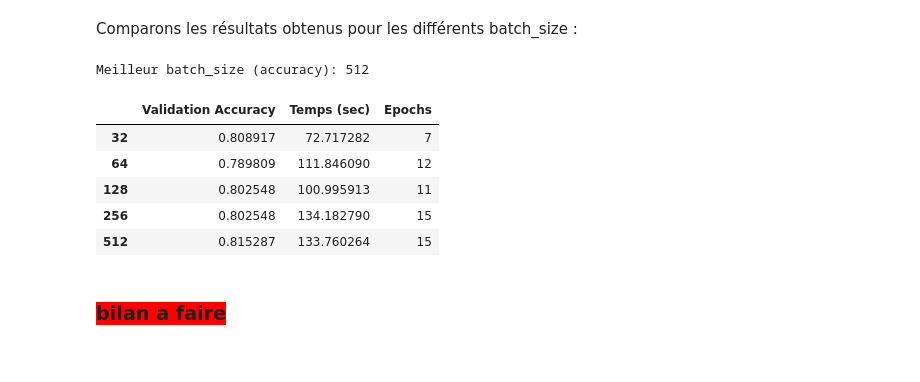
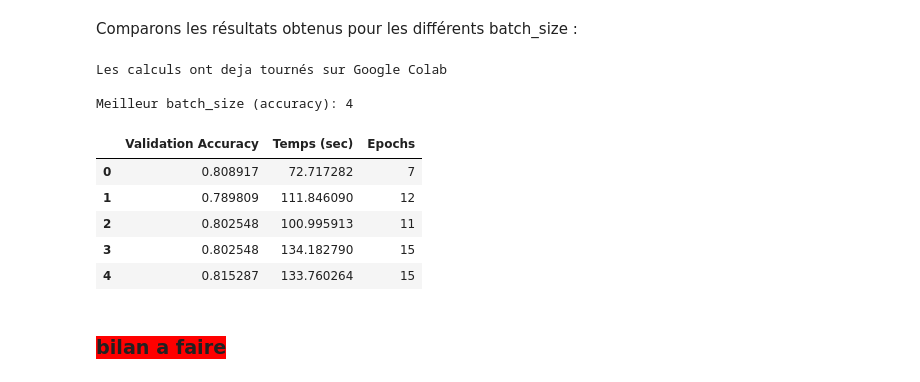
Before and after one commit to pierrickBERTHE/PB6-Classification_automatique_de_produits, a Jupyter notebook: berthe_pierrick_3_notebook_classification_122023.ipynb, the cells around one changed output. Cells and saved outputs as stored; diff of their text form; code cells hidden in the pictures.

```diff
--- a/berthe_pierrick_3_notebook_classification_122023.ipynb
+++ b/berthe_pierrick_3_notebook_classification_122023.ipynb
@@ -1436,11 +1461,8 @@ Nous utilisont les mêmes paramètres que précedemment, à savoir :
 - epochs = 15
 - batch_size = 32, 64, 128, 256 et 512
 # %%
-# Nom du fichier des resultats
-resultat_nom = "resultat_cnn.csv"
-
 # SI fichier des resultats existe ALORS on passe
-if os.path.exists(resultat_nom):
+if is_modele_cnn_calculed:
     print("Les calculs ont deja tournés sur Google Colab")
 
 # SINON il n'existe pas et il faut faire les calculs
@@ -1451,9 +1473,6 @@ else:
     # POUR chaque batch_size
     for batch_size in batch_sizes:
         print("\n", "=" * 30, "batch_size :", batch_size, "=" * 30)
-
-        # # Utiliser le GPU
-        # with tf.device('/gpu:0'):
 
         # Créer un modèle CNN
         model_cnn = creation_modele_cnn(
@@ -1518,10 +1521,9 @@ Epoch 15: val_loss improved from 266.64203 to 214.34576, saving model to ./model
 # %% [markdown]
 Comparons les résultats obtenus pour les différents batch_size :
 # %%
-# SI fichier des resultats existe ALORS on le charge
-if os.path.exists(resultat_nom):
-    resultat_cnn = pd.read_csv(resultat_nom)
-    print(f"Chargement de '{resultat_nom}'.")
+# SI fichier des resultats existe ALORS on passe
+if is_modele_cnn_calculed:
+    print("Les calculs ont deja tournés sur Google Colab")
 
 # SINON il n'existe pas et il faut faire les calculs
 else:
@@ -1567,19 +1571,9 @@ Meilleur batch_size (accuracy): 256
 
 Nous entrainons à nouveau le modèle avec le bon batch_size pour obtenir le modèle optimal.
 # %%
-# Nom du fichier history
-history_cnn_file = 'history_optimal_cnn.pickle'
-
-# SI le fichier history existe
-if os.path.exists(history_cnn_file):
-
-    # ALORS charger le modele et l'history
-    model_optimal_cnn = load_model('model_optimal_cnn.h5')
-
-    # ET charger l'history
-    with open(history_cnn_file, 'rb') as f:
-        history_optimal_cnn = pickle.load(f)
-    print("Modele et history chargés à partir des fichiers.")
+# SI fichier des resultats existe ALORS on passe
+if is_modele_cnn_calculed:
+    print("Les calculs ont deja tournés sur Google Colab")
 
 # SINON on realise les calculs
 else:
@@ -1613,6 +1607,6 @@ else:
     )
 
     # Sauvegarder l'objet history
-    with open(history_cnn_file, 'wb') as f:
+    with open("history_optimal_cnn.pickle", 'wb') as f:
         pickle.dump(history_optimal_cnn.history, f)
 # %% [output]
@@ -1824,11 +1801,8 @@ Nous utilisont les mêmes paramètres que précedemment, à savoir :
 - epochs = 15
 - batch_size = 32, 64, 128, 256 et 512
 # %%
-# Nom du fichier des resultats
-resultat_nom = "resultat_tf_vgg16_noDA.csv"
-
 # SI fichier des resultats existe ALORS on passe
-if os.path.exists(resultat_nom):
+if is_modele_tf_vgg16_noDA_calculed:
     print("Les calculs ont deja tournés sur Google Colab")
 
 # SINON il n'existe pas et il faut faire les calculs
@@ -1908,47 +1866,48 @@ Epoch 15: val_loss did not improve from 0.87984
 # %% [markdown]
 Comparons les résultats obtenus pour les différents batch_size :
 # %%
-# SI fichier des resultats existe ALORS on le charge
-if os.path.exists(resultat_nom):
-    resultat_tf_vgg16_noDA = pd.read_csv(resultat_nom)
-    print(f"Chargement de '{resultat_nom}'.")
+# SI fichier des resultats existe ALORS on passe
+if is_modele_tf_vgg16_noDA_calculed:
+    print("Les calculs ont deja tournés sur Google Colab")
 
 # SINON il n'existe pas et il faut faire les calculs
 else:
     # Créer un DataFrame à partir de l'historique
     resultat_tf_vgg16_noDA = pd.DataFrame(
         {k: v['val_accuracy'][-1] for k, v in history_dict.items()},
         index=[0]
         )
 
     # Transposer le DataFrame (batch_sizes en index)
     resultat_tf_vgg16_noDA = resultat_tf_vgg16_noDA.transpose()
 
     # Renommer la colonne
     resultat_tf_vgg16_noDA.columns = ['Validation Accuracy']
 
     # Ajouter les temps d'entraînement et nombre d'epoch au DataFrame
     resultat_tf_vgg16_noDA['Temps (sec)'] = pd.Series(time_dict)
     resultat_tf_vgg16_noDA['Epochs'] = pd.Series(epoch_dict)
 
     # Sauvegarder le DataFrame dans un fichier CSV
     resultat_tf_vgg16_noDA.to_csv('resultat_tf_vgg16_noDA.csv', index=False)
 
 # Afficher le batch_size avec la meilleure accuracy de validation
 batch_meilleur_tf_vgg16_noDA = resultat_tf_vgg16_noDA[
     'Validation Accuracy'].idxmax()
 print(f"\nMeilleur batch_size (accuracy): {batch_meilleur_tf_vgg16_noDA}")
 
 # Surligner les meilleures valeurs
 resultat_tf_vgg16_noDA.style.apply(surligne_meilleur)
 # %% [output]
-Meilleur batch_size (accuracy): 512
+Les calculs ont deja tournés sur Google Colab
+
+Meilleur batch_size (accuracy): 4
 |  | Validation Accuracy | Temps (sec) | Epochs |
-| 32 | 0.808917 | 72.717282 | 7 |
-| 64 | 0.789809 | 111.846090 | 12 |
-| 128 | 0.802548 | 100.995913 | 11 |
-| 256 | 0.802548 | 134.182790 | 15 |
-| 512 | 0.815287 | 133.760264 | 15 |
+| 0 | 0.808917 | 72.717282 | 7 |
+| 1 | 0.789809 | 111.846090 | 12 |
+| 2 | 0.802548 | 100.995913 | 11 |
+| 3 | 0.802548 | 134.182790 | 15 |
+| 4 | 0.815287 | 133.760264 | 15 |
 # %% [markdown]
 ### <span style='background:red'>bilan a faire</span>
 # %% [markdown]
```
Also changed, not shown: parts of 37 cells of this notebook, 1 other file.
